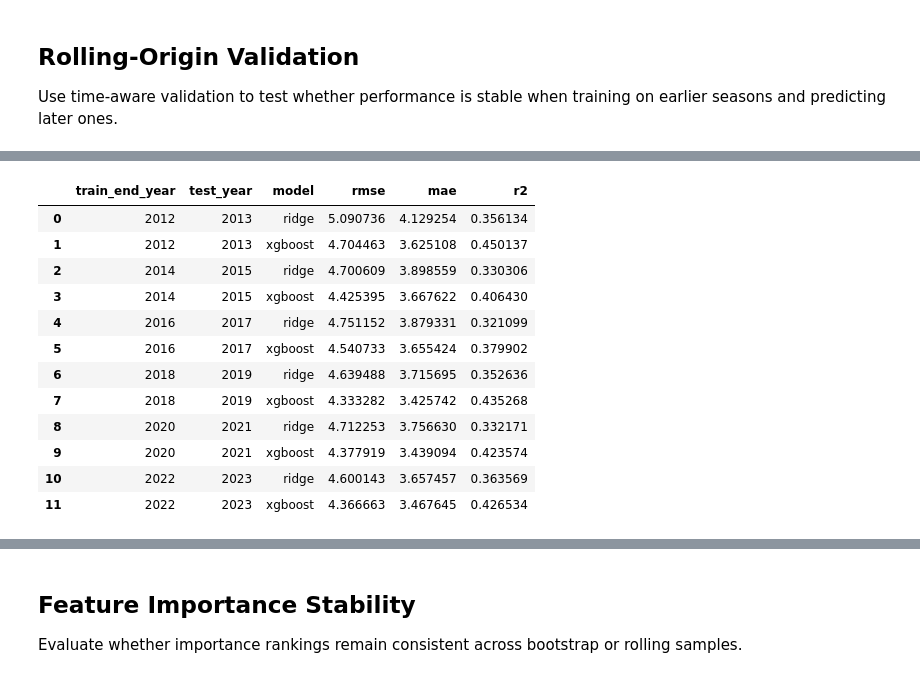
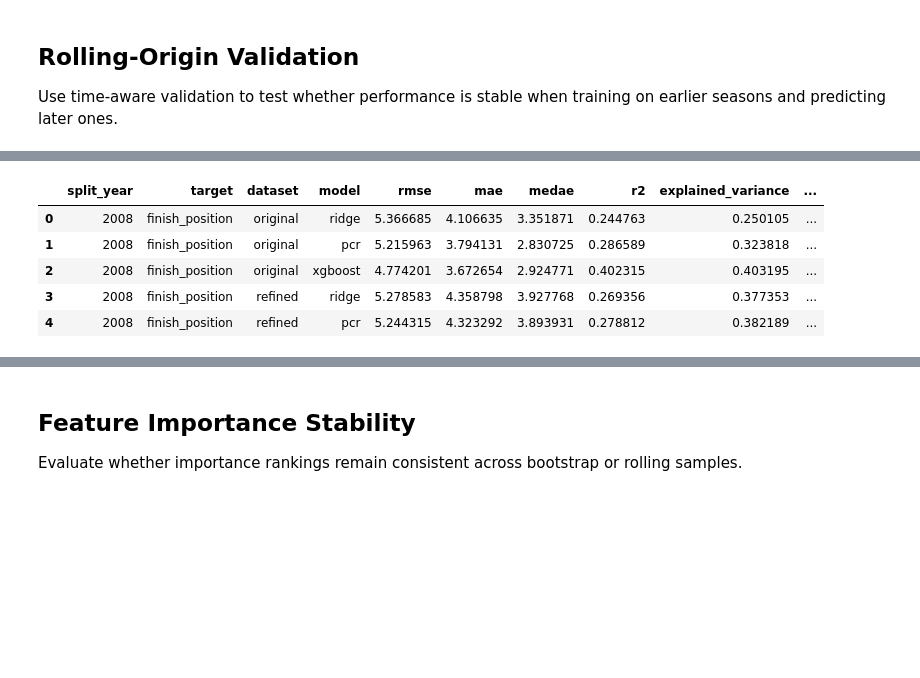
Before and after one commit to blackpaigestone/f1-worldchamp, a Jupyter notebook: 06_resampling_and_model_stability.ipynb, the cells around one changed output, grey strips where cells are left out. Saved outputs shown, nothing was run; the diff lists cells and outputs as text; code cells hidden in the pictures; blank space fills up the shorter version.

```diff
--- a/06_resampling_and_model_stability.ipynb
+++ b/06_resampling_and_model_stability.ipynb
@@ -420,0 +609,3 @@ rolling_splits = [
+# %%
+available_years = sorted(df["year"].dropna().unique())
+available_years[:10], available_years[-10:]
@@ -420,0 +823,17 @@ rolling_splits = [
+# %%
+for target_name in TARGET_SPECS:
+    plt.figure(figsize=(12, 6))
+    sns.lineplot(
+        data=rolling_results[rolling_results["target"] == target_name],
+        x="test_year",
+        y="bias",
+        hue="model",
+        style="dataset",
+        markers=True
+    )
+    plt.axhline(0, linestyle="--", color="black")
+    plt.title(f"Rolling-Origin Bias Over Time — {target_name}")
+    plt.xlabel("Test Year")
+    plt.ylabel("Mean Residual Bias")
+    plt.tight_layout()
+    plt.show()
@@ -421,43 +877,44 @@ rolling_splits = [
 # %%
-rolling_results = []
+window_rows = []
 
-for train_end, test_year in rolling_splits:
-    train = df_refined[df_refined["year"] <= train_end].dropna(subset=[target]).copy()
-    test = df_refined[df_refined["year"] == test_year].dropna(subset=[target]).copy()
+for split_year in range(2008, 2023):
+    for target_name in TARGET_SPECS:
+        for dataset_name, feature_set in {
+            "original": original_features,
+            "refined": refined_features
+        }.items():
 
-    if train.empty or test.empty:
-        continue
+            model_df = df[[target_name, "year"] + feature_set].copy()
+            model_df = model_df.dropna(subset=[target_name]).copy()
 
-    X_train = train[refined_features]
-    y_train = train[target]
-    X_test = test[refined_features]
-    y_test = test[target]
+            train = model_df[model_df["year"] <= split_year].copy()
+            test = model_df[model_df["year"] > split_year].copy()
 
-    for model_name, model in {
-        "ridge": ridge_pipeline_refined,
-        "xgboost": xgb_pipeline_refined
-    }.items():
-        res = evaluate_regression(clone(model), X_train, y_train, X_test, y_test)
-        rolling_results.append({
-            "train_end_year": train_end,
-            "test_year": test_year,
-            "model": model_name,
-            **res
-        })
+            if train.empty or test.empty:
+                continue
 
-rolling_results = pd.DataFrame(rolling_results)
-rolling_results
+            X_train = train[feature_set]
+            y_train = train[target_name]
+            X_test = test[feature_set]
+            y_test = test[target_name]
+
+            for model_name, model in MODEL_REGISTRY[dataset_name].items():
+                res = evaluate_regression(clone(model), X_train, y_train, X_test, y_test)
+
+                window_rows.append({
+                    "split_year": split_year,
+                    "target": target_name,
+                    "dataset": dataset_name,
+                    "model": model_name,
+                    **res
+                })
+
+window_results = pd.DataFrame(window_rows)
+window_results.head()
 # %% [output]
-|  | train_end_year | test_year | model | rmse | mae | r2 |
-| 0 | 2012 | 2013 | ridge | 5.090736 | 4.129254 | 0.356134 |
-| 1 | 2012 | 2013 | xgboost | 4.704463 | 3.625108 | 0.450137 |
-| 2 | 2014 | 2015 | ridge | 4.700609 | 3.898559 | 0.330306 |
-| 3 | 2014 | 2015 | xgboost | 4.425395 | 3.667622 | 0.406430 |
-| 4 | 2016 | 2017 | ridge | 4.751152 | 3.879331 | 0.321099 |
-| 5 | 2016 | 2017 | xgboost | 4.540733 | 3.655424 | 0.379902 |
-| 6 | 2018 | 2019 | ridge | 4.639488 | 3.715695 | 0.352636 |
-| 7 | 2018 | 2019 | xgboost | 4.333282 | 3.425742 | 0.435268 |
-| 8 | 2020 | 2021 | ridge | 4.712253 | 3.756630 | 0.332171 |
-| 9 | 2020 | 2021 | xgboost | 4.377919 | 3.439094 | 0.423574 |
-| 10 | 2022 | 2023 | ridge | 4.600143 | 3.657457 | 0.363569 |
-| 11 | 2022 | 2023 | xgboost | 4.366663 | 3.467645 | 0.426534 |
+|  | split_year | target | dataset | model | rmse | mae | medae | r2 | explained_variance | ... |
+| 0 | 2008 | finish_position | original | ridge | 5.366685 | 4.106635 | 3.351871 | 0.244763 | 0.250105 | ... |
+| 1 | 2008 | finish_position | original | pcr | 5.215963 | 3.794131 | 2.830725 | 0.286589 | 0.323818 | ... |
+| 2 | 2008 | finish_position | original | xgboost | 4.774201 | 3.672654 | 2.924771 | 0.402315 | 0.403195 | ... |
+| 3 | 2008 | finish_position | refined | ridge | 5.278583 | 4.358798 | 3.927768 | 0.269356 | 0.377353 | ... |
+| 4 | 2008 | finish_position | refined | pcr | 5.244315 | 4.323292 | 3.893931 | 0.278812 | 0.382189 | ... |
```
Also changed, not shown: parts of 62 cells of this notebook, 2 other files.
